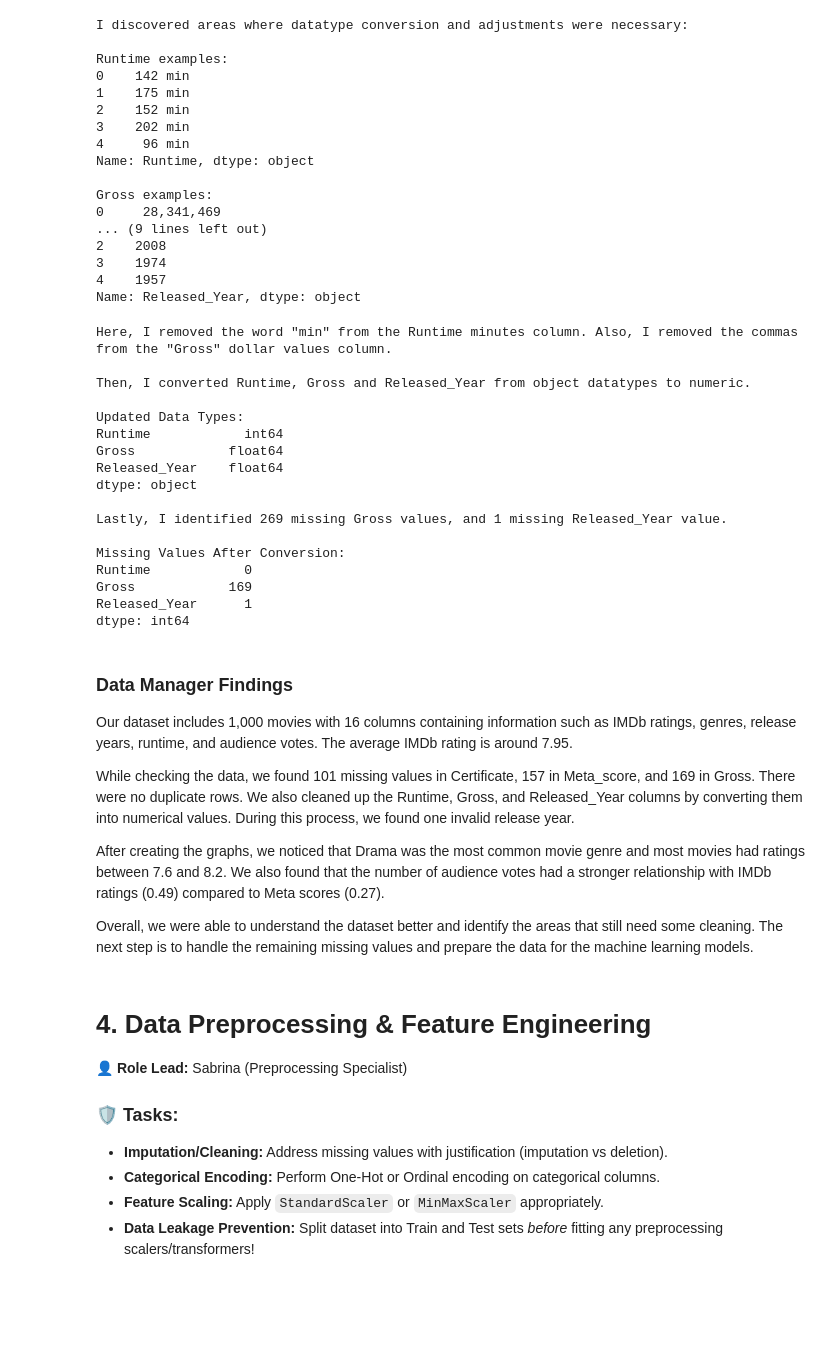
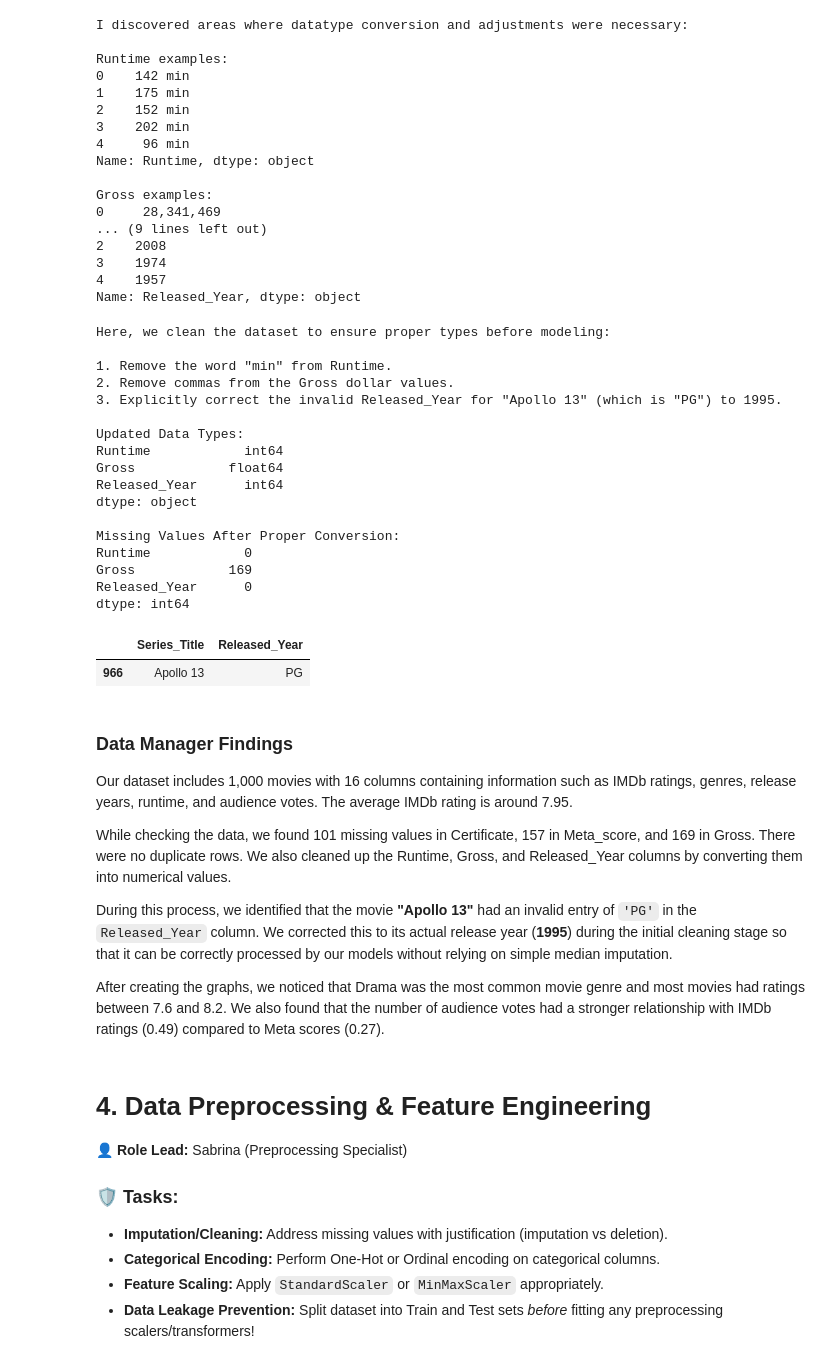
Before and after one commit to Ratwere/cop2044c_ml_final_project, a Jupyter notebook: cop2044c_ml_final_project.ipynb, the cells around one changed output. Saved outputs shown, nothing was run; the diff lists cells and outputs as text; code cells hidden in the pictures; blank space fills up the shorter version.

```diff
--- a/cop2044c_ml_final_project.ipynb
+++ b/cop2044c_ml_final_project.ipynb
@@ -386,10 +386,26 @@ Gross examples:
 Name: Released_Year, dtype: object
 # %%
 # @title
+# ID: Role1_Cell_Clean_Released_Year
+# Assigned: Hammad (Data Manager)
 
-print('Here, I removed the word "min" from the Runtime minutes column. Also, I removed the commas from the "Gross" dollar values column.\n')
-print("Then, I converted Runtime, Gross and Released_Year from object datatypes to numeric.\n")
+print('Here, we clean the dataset to ensure proper types before modeling:\n')
+print('1. Remove the word "min" from Runtime.')
+print('2. Remove commas from the Gross dollar values.')
+print('3. Explicitly correct the invalid Released_Year for "Apollo 13" (which is "PG") to 1995.')
 
+# Ensure clean copy to avoid string accessor issues
+df = df.copy()
+
+# Ensure columns are treated as strings before string manipulation
+df['Runtime'] = df['Runtime'].astype(str)
+df['Gross'] = df['Gross'].astype(str)
+df['Released_Year'] = df['Released_Year'].astype(str)
+
+# Correcting "Apollo 13" invalid year before type conversion
+df.loc[df['Series_Title'] == 'Apollo 13', 'Released_Year'] = '1995'
+
+# Safely convert columns to numerical datatypes
 df['Runtime'] = pd.to_numeric(
     df['Runtime'].str.replace(' min', '', regex=False),
     errors='coerce'
@@ -405,41 +421,49 @@ df['Released_Year'] = pd.to_numeric(
     errors='coerce'
 )
 
-print("Updated Data Types:")
+print("\nUpdated Data Types:")
 print(df[['Runtime', 'Gross', 'Released_Year']].dtypes)
 
-print("\nLastly, I identified 269 missing Gross values, and 1 missing Released_Year value.\n")
-
-print("Missing Values After Conversion:")
+print("\nMissing Values After Proper Conversion:")
 print(df[['Runtime', 'Gross', 'Released_Year']].isnull().sum())
 # %% [output]
-Here, I removed the word "min" from the Runtime minutes column. Also, I removed the commas from the "Gross" dollar values column.
+Here, we clean the dataset to ensure proper types before modeling:
 
-Then, I converted Runtime, Gross and Released_Year from object datatypes to numeric.
+1. Remove the word "min" from Runtime.
+2. Remove commas from the Gross dollar values.
+3. Explicitly correct the invalid Released_Year for "Apollo 13" (which is "PG") to 1995.
 
 Updated Data Types:
 Runtime            int64
 Gross            float64
-Released_Year    float64
+Released_Year      int64
 dtype: object
 
-Lastly, I identified 269 missing Gross values, and 1 missing Released_Year value.
-
-Missing Values After Conversion:
+Missing Values After Proper Conversion:
 Runtime            0
 Gross            169
-Released_Year      1
+Released_Year      0
 dtype: int64
+# %%
+import pandas as pd
+# Let's reload the raw data to see the original value that caused the conversion to fail
+original_df = pd.read_csv(full_path)
+# Look for non-numeric values in the original Released_Year column
+non_numeric_years = original_df[~original_df['Released_Year'].str.isnumeric()]
+display(non_numeric_years[['Series_Title', 'Released_Year']])
+# %% [output]
+|  | Series_Title | Released_Year |
+| 966 | Apollo 13 | PG |
 # %% [markdown]
 ### Data Manager Findings
 
 Our dataset includes 1,000 movies with 16 columns containing information such as IMDb ratings, genres, release years, runtime, and audience votes. The average IMDb rating is around 7.95.
 
-While checking the data, we found 101 missing values in Certificate, 157 in Meta_score, and 169 in Gross. There were no duplicate rows. We also cleaned up the Runtime, Gross, and Released_Year columns by converting them into numerical values. During this process, we found one invalid release year.
+While checking the data, we found 101 missing values in Certificate, 157 in Meta_score, and 169 in Gross. There were no duplicate rows. We also cleaned up the Runtime, Gross, and Released_Year columns by converting them into numerical values.
+
+During this process, we identified that the movie **"Apollo 13"** had an invalid entry of `'PG'` in the `Released_Year` column. We corrected this to its actual release year (**1995**) during the initial cleaning stage so that it can be correctly processed by our models without relying on simple median imputation.
 
 After creating the graphs, we noticed that Drama was the most common movie genre and most movies had ratings between 7.6 and 8.2. We also found that the number of audience votes had a stronger relationship with IMDb ratings (0.49) compared to Meta scores (0.27).
-
-Overall, we were able to understand the dataset better and identify the areas that still need some cleaning. The next step is to handle the remaining missing values and prepare the data for the machine learning models.
 # %% [markdown]
 # 4. Data Preprocessing & Feature Engineering
 
```
Also changed, not shown: parts of 2 cells of this notebook.
